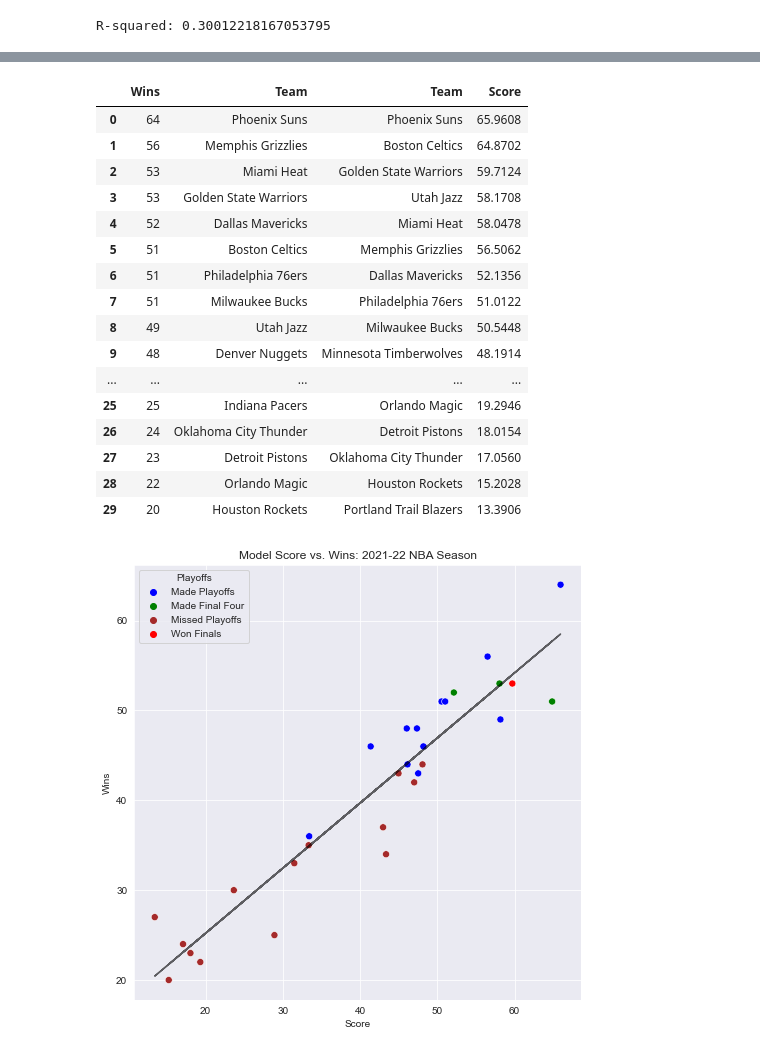
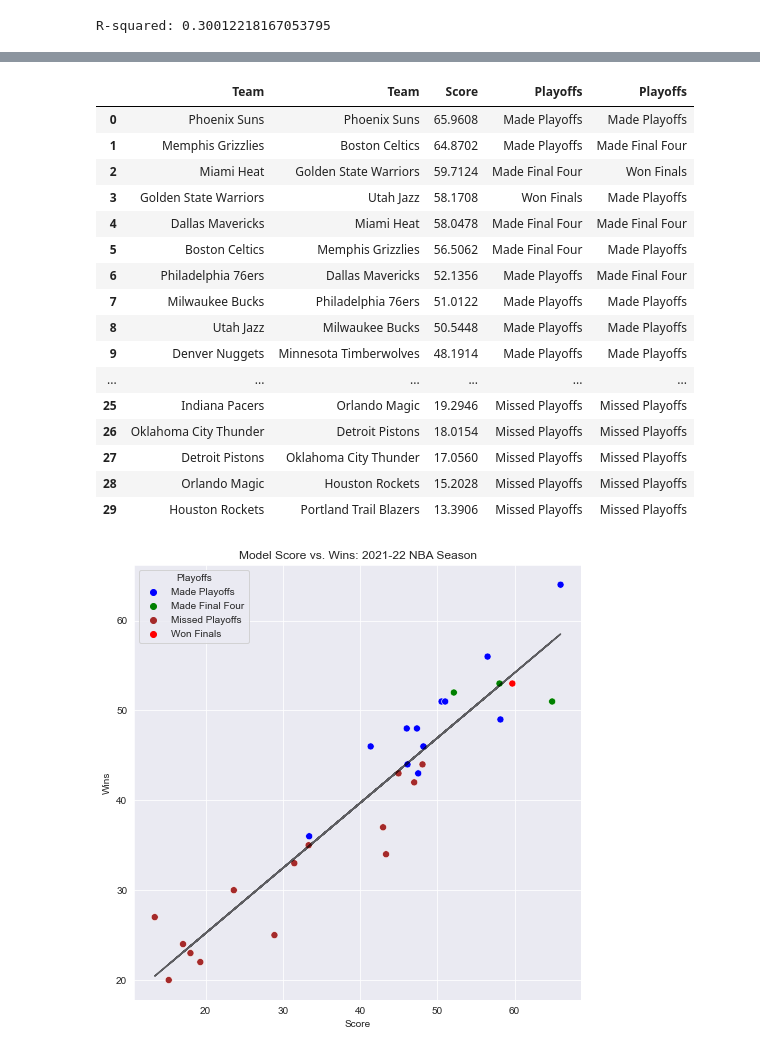
Before and after one commit to Kc1227/Math-42-Final-Project, a Jupyter notebook: Analysis.ipynb, the cells around one changed output, grey strips where cells are left out. Cells and saved outputs as stored; diff of their text form; code cells hidden in the pictures.

```diff
--- a/Analysis.ipynb
+++ b/Analysis.ipynb
@@ -123,3 +133,12 @@ model_parameters['Corner 3-pt Per Game'] = np.round(((df_2021['Corner 3-pt Per G
 model_parameters['Score'] = model_parameters[['Net Rating', 'Defensive EFG%',
                                               '3-pt FG%', 'AST/TO Rate',
                                               'Corner 3-pt Per Game']].sum(axis = 1) * 0.82
+# %%
+model_parameters['Difference'] = model_parameters['Score'] - model_parameters['Wins']
+model_parameters.sort_values(by = "Difference")
+real = model_parameters.copy()['Wins'].rank(method = 'min', ascending = False)
+modeled = model_parameters.copy()['Score'].rank(method = 'min', ascending = False)
+model_parameters['Rank'] = real.astype(int)
+model_parameters['Modeled Rank'] = modeled.astype(int)
+new = model_parameters[['Team', 'Wins', 'Rank', 'Score', 'Modeled Rank', 'Difference']]
+new.sort_values('Rank')
@@ -126,27 +163,27 @@ model_parameters['Score'] = model_parameters[['Net Rating', 'Defensive EFG%',
 # %%
 df1 = model_parameters[['Team', 'Wins', 'Playoffs']].sort_values(by = 'Wins', ascending = False).reset_index(drop = True)
 df2 = model_parameters[['Team', 'Score', 'Playoffs']].sort_values(by = 'Score', ascending = False).reset_index(drop = True)
 
 results = pd.concat([df1, df2], axis = 1)
-results[['Wins', 'Team', 'Score']]
+results[['Team', 'Score', 'Playoffs']]
 # %% [output]
-|  | Wins | Team | Team | Score |
-| 0 | 64 | Phoenix Suns | Phoenix Suns | 65.9608 |
-| 1 | 56 | Memphis Grizzlies | Boston Celtics | 64.8702 |
-| 2 | 53 | Miami Heat | Golden State Warriors | 59.7124 |
-| 3 | 53 | Golden State Warriors | Utah Jazz | 58.1708 |
-| 4 | 52 | Dallas Mavericks | Miami Heat | 58.0478 |
-| 5 | 51 | Boston Celtics | Memphis Grizzlies | 56.5062 |
-| 6 | 51 | Philadelphia 76ers | Dallas Mavericks | 52.1356 |
-| 7 | 51 | Milwaukee Bucks | Philadelphia 76ers | 51.0122 |
-| 8 | 49 | Utah Jazz | Milwaukee Bucks | 50.5448 |
-| 9 | 48 | Denver Nuggets | Minnesota Timberwolves | 48.1914 |
-| ... | ... | ... | ... | ... |
-| 25 | 25 | Indiana Pacers | Orlando Magic | 19.2946 |
-| 26 | 24 | Oklahoma City Thunder | Detroit Pistons | 18.0154 |
-| 27 | 23 | Detroit Pistons | Oklahoma City Thunder | 17.0560 |
-| 28 | 22 | Orlando Magic | Houston Rockets | 15.2028 |
-| 29 | 20 | Houston Rockets | Portland Trail Blazers | 13.3906 |
+|  | Team | Team | Score | Playoffs | Playoffs |
+| 0 | Phoenix Suns | Phoenix Suns | 65.9608 | Made Playoffs | Made Playoffs |
+| 1 | Memphis Grizzlies | Boston Celtics | 64.8702 | Made Playoffs | Made Final Four |
+| 2 | Miami Heat | Golden State Warriors | 59.7124 | Made Final Four | Won Finals |
+| 3 | Golden State Warriors | Utah Jazz | 58.1708 | Won Finals | Made Playoffs |
+| 4 | Dallas Mavericks | Miami Heat | 58.0478 | Made Final Four | Made Final Four |
+| 5 | Boston Celtics | Memphis Grizzlies | 56.5062 | Made Final Four | Made Playoffs |
+| 6 | Philadelphia 76ers | Dallas Mavericks | 52.1356 | Made Playoffs | Made Final Four |
+| 7 | Milwaukee Bucks | Philadelphia 76ers | 51.0122 | Made Playoffs | Made Playoffs |
+| 8 | Utah Jazz | Milwaukee Bucks | 50.5448 | Made Playoffs | Made Playoffs |
+| 9 | Denver Nuggets | Minnesota Timberwolves | 48.1914 | Made Playoffs | Made Playoffs |
+| ... | ... | ... | ... | ... | ... |
+| 25 | Indiana Pacers | Orlando Magic | 19.2946 | Missed Playoffs | Missed Playoffs |
+| 26 | Oklahoma City Thunder | Detroit Pistons | 18.0154 | Missed Playoffs | Missed Playoffs |
+| 27 | Detroit Pistons | Oklahoma City Thunder | 17.0560 | Missed Playoffs | Missed Playoffs |
+| 28 | Orlando Magic | Houston Rockets | 15.2028 | Missed Playoffs | Missed Playoffs |
+| 29 | Houston Rockets | Portland Trail Blazers | 13.3906 | Missed Playoffs | Missed Playoffs |
 # %%
 sns.set_style('darkgrid')
 test_statistic(df = model_parameters, stat = 'Score', y = "Wins", playoffs = "Playoffs", figsize = (8, 8),
```
Also changed, not shown: parts of 6 cells of this notebook, 2 other files.
